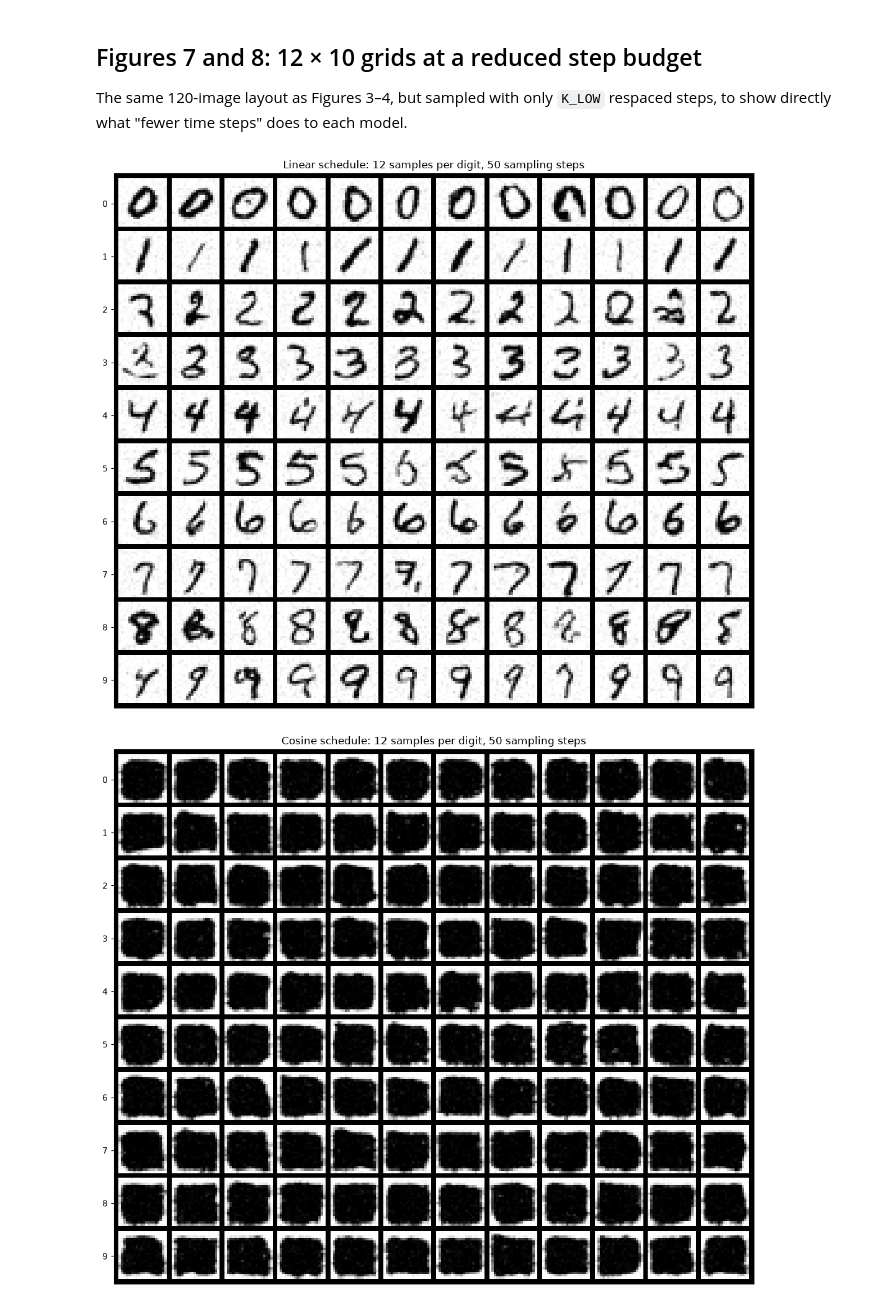
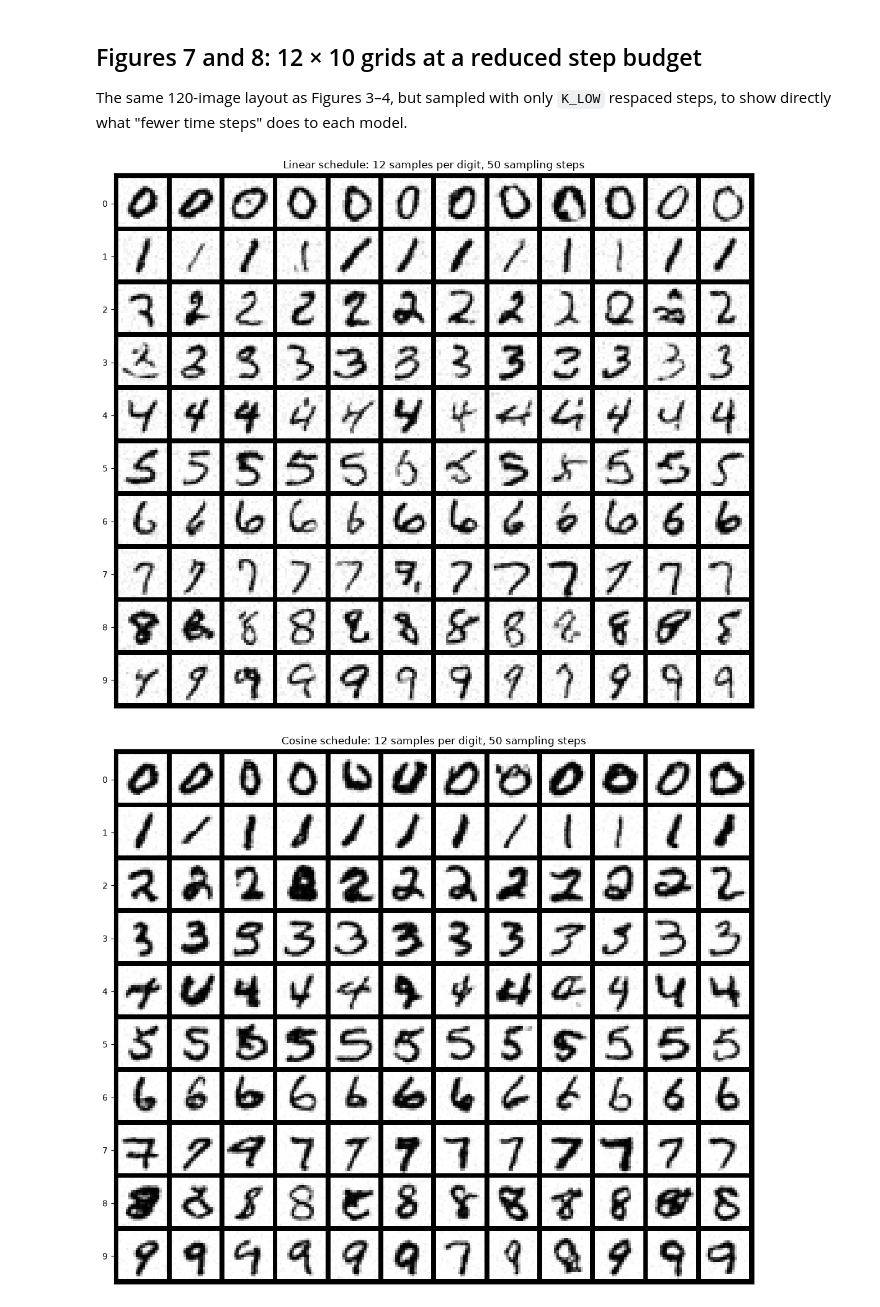
Before and after one commit to omar-thompson/IFN680---Assessments-, a Jupyter notebook: project_7/omar/main_report.ipynb, the cells around one changed output. Cells and saved outputs as stored; diff of their text form; code cells hidden in the pictures.

Commit message:
Updated Omars Main report to add clipping

```diff
--- a/project_7/omar/main_report.ipynb
+++ b/project_7/omar/main_report.ipynb
@@ -344,7 +355,7 @@ sample_per_class = 12
 labels = torch.arange(0, 10).repeat_interleave(sample_per_class).to(device)
 full_samples = {}
 for i, name in enumerate(['linear', 'cosine']):
-    full_samples[name] = p_sample_loop_cDDPM(models[name], labels, scheds[name], seed=SAMPLE_SEED)
+    full_samples[name] = p_sample_loop_respaced(models[name], labels, scheds[name], n_steps=scheds[name]['T'], seed=SAMPLE_SEED, clip_denoised=True, show_progress=True)
     show_digit_grid(full_samples[name], sample_per_class, list(range(10)),
                     f'{name.capitalize()} schedule: 12 samples per digit, {scheds[name]["T"]} sampling steps',
                     save_path=os.path.join(FIG_DIR, f'fig{3+i}_grid_{name}_T1000.png'))
@@ -409,19 +449,21 @@ def evaluate(samples, y):
 
 y_eval = torch.arange(10, device=device).repeat_interleave(N_EVAL_PER_CLASS)
 results = []
-for name in ['linear', 'cosine']:
-    for K in tqdm(STEPS, desc=f'{name}: step sweep', colour='BLUE'):
-        if device.type == 'cuda': torch.cuda.synchronize()
-        t0 = time.time()
-        s = p_sample_loop_respaced(models[name], y_eval, scheds[name], n_steps=K, seed=SAMPLE_SEED)
-        if device.type == 'cuda': torch.cuda.synchronize()
-        dt = time.time() - t0
-        acc, conf = evaluate(s, y_eval)
-        results.append({'schedule': name, 'steps K': K, 'cond. accuracy': acc, 'confidence': conf,
-                        'diversity (L2)': within_class_diversity(s, y_eval), 'sampling time (s)': dt})
+for clip in [False, True]:
+    for name in ['linear', 'cosine']:
+        for K in tqdm(STEPS, desc=f'{name}, clip={clip}: step sweep', colour='BLUE'):
+            if device.type == 'cuda': torch.cuda.synchronize()
+            t0 = time.time()
+            s = p_sample_loop_respaced(models[name], y_eval, scheds[name], n_steps=K, seed=SAMPLE_SEED, clip_denoised=clip)
+            if device.type == 'cuda': torch.cuda.synchronize()
+            dt = time.time() - t0
+            acc, conf = evaluate(s, y_eval)
+            results.append({'clipping': 'clip x0' if clip else 'no clip', 'schedule': name, 'steps K': K,
+                            'cond. accuracy': acc, 'confidence': conf,
+                            'diversity (L2)': within_class_diversity(s, y_eval), 'sampling time (s)': dt})
 
 results_df = pd.DataFrame(results)
 results_df.to_csv(os.path.join(RES_DIR, 'step_sweep.csv'), index=False)
-results_df.pivot(index='steps K', columns='schedule',
-                 values=['cond. accuracy', 'confidence', 'diversity (L2)', 'sampling time (s)']).sort_index(ascending=False).round(3)
+results_df.pivot(index='steps K', columns=['clipping', 'schedule'],
+                 values=['cond. accuracy', 'confidence']).sort_index(ascending=False).round(3)
 # %% [output]
@@ -439,11 +482,12 @@ results_df.pivot(index='steps K', columns='schedule',
 ## Figure 5: quality vs number of sampling steps
 # %%
 fig, ax = plt.subplots(1, 3, figsize=(14, 3.8))
-for name, g in results_df.groupby('schedule'):
+colors = {'linear': 'tab:blue', 'cosine': 'tab:orange'}
+for (clip, name), g in results_df.groupby(['clipping', 'schedule']):
     g = g.sort_values('steps K')
-    ax[0].plot(g['steps K'], g['cond. accuracy'], 'o-', label=name)
-    ax[1].plot(g['steps K'], g['confidence'], 'o-', label=name)
-    ax[2].plot(g['steps K'], g['diversity (L2)'], 'o-', label=name)
+    style = 'o-' if clip == 'clip x0' else 'x--'
+    for a, col in zip(ax, ['cond. accuracy', 'confidence', 'diversity (L2)']):
+        a.plot(g['steps K'], g[col], style, color=colors[name], label=f'{name} ({clip})')
 for a, t in zip(ax, ['Conditional accuracy', 'Classifier confidence', 'Within-class diversity (L2)']):
     a.set_xscale('log'); a.set_xlabel('sampling steps K (log scale)'); a.set_title(t); a.legend()
     a.invert_xaxis()   # fewer steps to the right
@@ -457,11 +501,11 @@ K_show = [1000, 100, 50, 25, 10]
 y_row = torch.arange(10, device=device)
 fig, ax = plt.subplots(1, 2, figsize=(12, 6))
 for j, name in enumerate(['linear', 'cosine']):
-    rows = [p_sample_loop_respaced(models[name], y_row, scheds[name], n_steps=K, seed=SAMPLE_SEED) for K in K_show]
+    rows = [p_sample_loop_respaced(models[name], y_row, scheds[name], n_steps=K, seed=SAMPLE_SEED, clip_denoised=True) for K in K_show]
     grid = utils.make_grid((torch.cat(rows) + 1) / 2, nrow=10, padding=2)
     ax[j].imshow(grid.permute(1, 2, 0).cpu())
     ax[j].set_yticks([2 + (image_size + 2) * i + image_size / 2 for i in range(len(K_show))])
     ax[j].set_yticklabels([f'K={K}' for K in K_show]); ax[j].set_xticks([])
-    ax[j].set_title(f'{name} schedule')
+    ax[j].set_title(f'{name} schedule (clip x0)')
 plt.tight_layout(); plt.savefig(os.path.join(FIG_DIR, 'fig6_steps_visual.png'), dpi=200, bbox_inches='tight'); plt.show()
 # %% [output]
@@ -472,10 +516,10 @@ The same 120-image layout as Figures 3–4, but sampled with only `K_LOW` respac
 # %%
 K_LOW = 50
 for i, name in enumerate(['linear', 'cosine']):
-    s = p_sample_loop_respaced(models[name], labels, scheds[name], n_steps=K_LOW, seed=SAMPLE_SEED)
+    s = p_sample_loop_respaced(models[name], labels, scheds[name], n_steps=K_LOW, seed=SAMPLE_SEED, clip_denoised=True)
     show_digit_grid(s, sample_per_class, list(range(10)),
                     f'{name.capitalize()} schedule: 12 samples per digit, {K_LOW} sampling steps',
                     save_path=os.path.join(FIG_DIR, f'fig{7+i}_grid_{name}_K{K_LOW}.png'))
 # %% [output]
 [figure]
-[figure, old version]
+[figure, new version]
```
Also changed, not shown: parts of 11 cells of this notebook, 8 other files.
